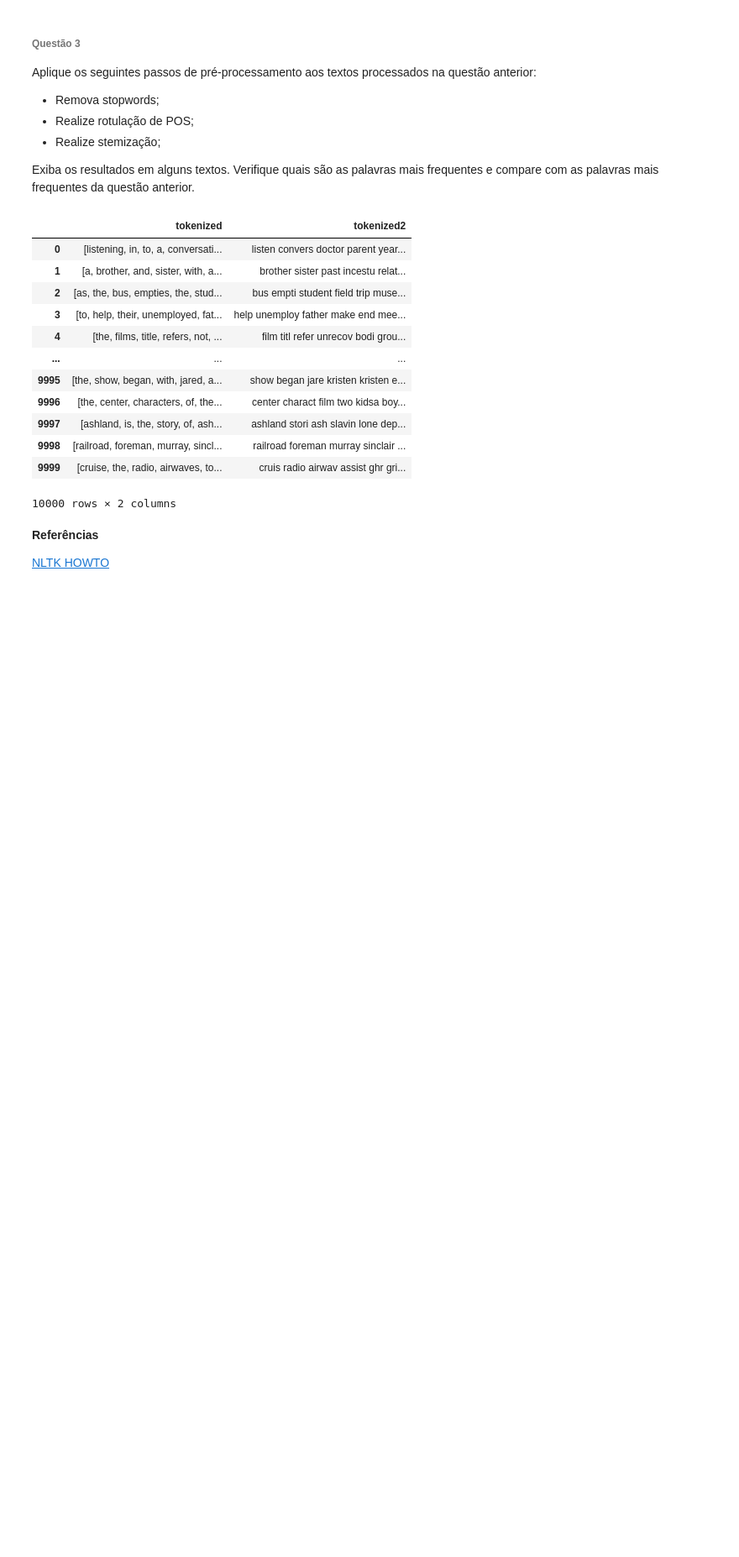
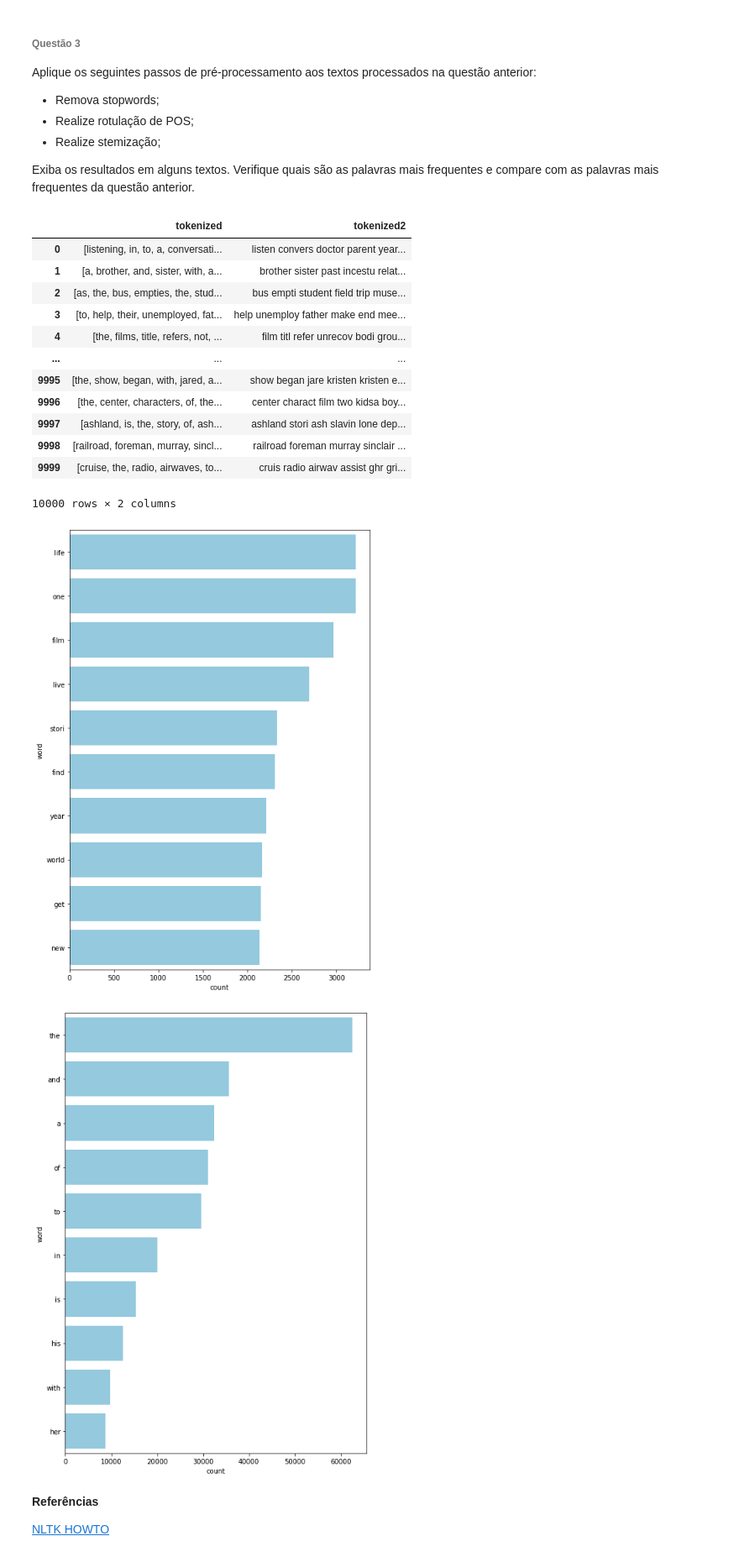
Before and after one commit to audreyemmely/natural-language-processing, a Jupyter notebook: pln_lista2.ipynb, the cells around one changed output. Shown at 84% size. Saved outputs shown, nothing was run; the diff lists cells and outputs as text; code cells hidden in the pictures; blank space fills up the shorter version.

```diff
--- a/pln_lista2.ipynb
+++ b/pln_lista2.ipynb
@@ -179,6 +182,12 @@ df[['tokenized', 'tokenized2']]
 | 9998 | [railroad, foreman, murray, sincl... | railroad foreman murray sinclair ... |
 | 9999 | [cruise, the, radio, airwaves, to... | cruis radio airwav assist ghr gri... |
 10000 rows × 2 columns
+# %%
+freq_words(df['tokenized2'], 10)
+freq_words(df['description'], 10)
+# %% [output]
+[figure, added]
+[figure, added]
 # %% [markdown]
 **Referências**
 
```
Also changed, not shown: parts of 3 cells of this notebook.
